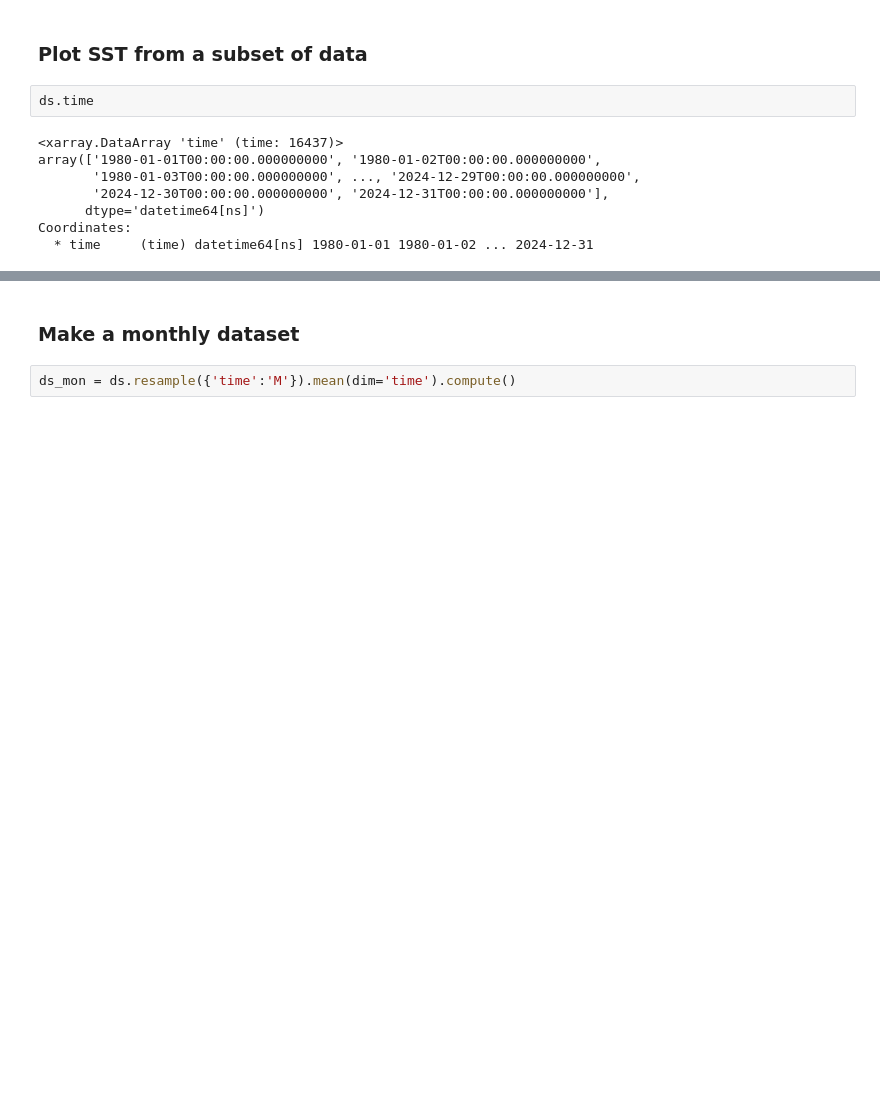
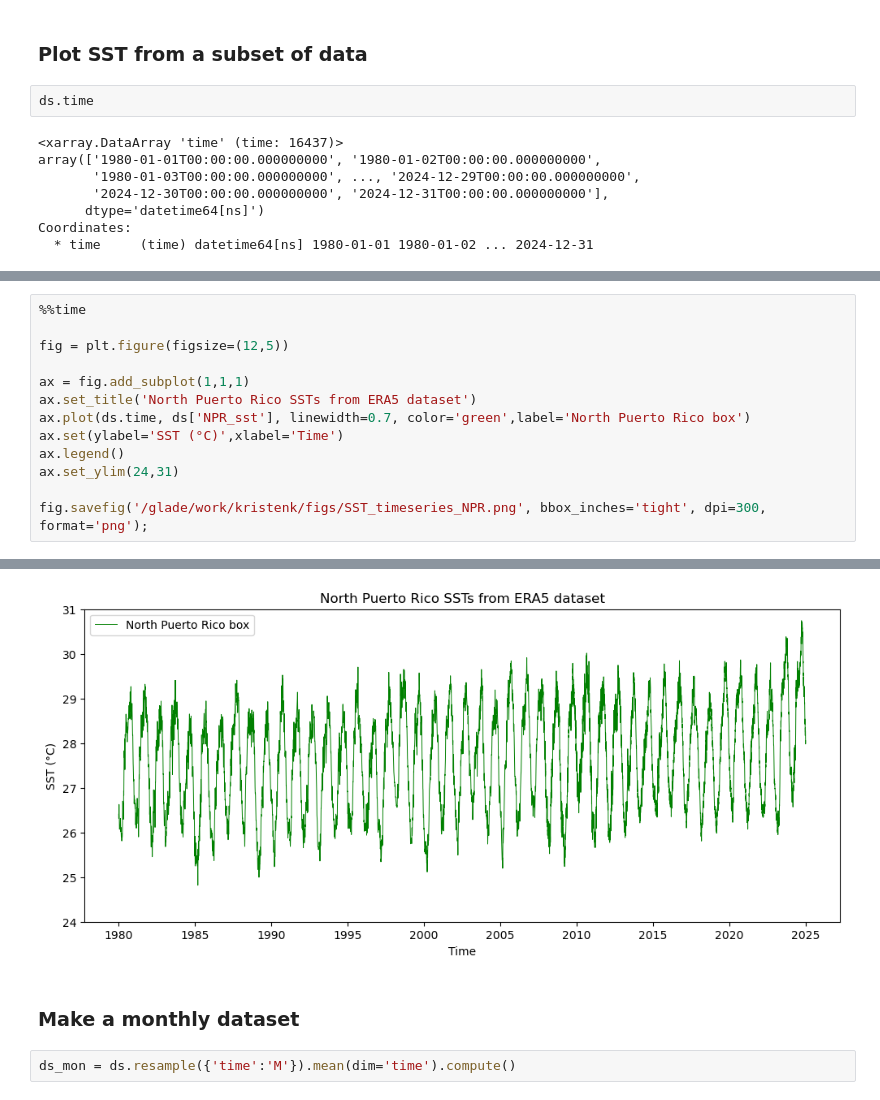
Before and after one commit to kristenkrumhardt/coral_bleaching, a Jupyter notebook: PR_heatwave/PR_ts_coral_bleaching_2thres.ipynb, the cells around one changed output, grey strips where cells are left out. Saved outputs shown, nothing was run; the diff lists cells and outputs as text; blank space fills up the shorter version.

```diff
--- a/PR_heatwave/PR_ts_coral_bleaching_2thres.ipynb
+++ b/PR_heatwave/PR_ts_coral_bleaching_2thres.ipynb
@@ -68,0 +69,14 @@ Wall time: 20.1 ms
+# %%
+%%time
+
+fig = plt.figure(figsize=(12,5))
+
+ax = fig.add_subplot(1,1,1)
+ax.set_title('North Puerto Rico SSTs from ERA5 dataset')
+ax.plot(ds.time, ds['NPR_sst'], linewidth=0.7, color='green',label='North Puerto Rico box')
+ax.set(ylabel='SST (°C)',xlabel='Time')
+ax.legend()
+ax.set_ylim(24,31)
+
+fig.savefig('/glade/work/kristenk/figs/SST_timeseries_NPR.png', bbox_inches='tight', dpi=300, format='png');
+# %% [output]
@@ -69,3 +85,4 @@ Wall time: 20.1 ms
+[figure, added]
 # %% [markdown]
 ### Make a monthly dataset
 # %%
```
Also changed, not shown: parts of 19 cells of this notebook, 1 other file.
